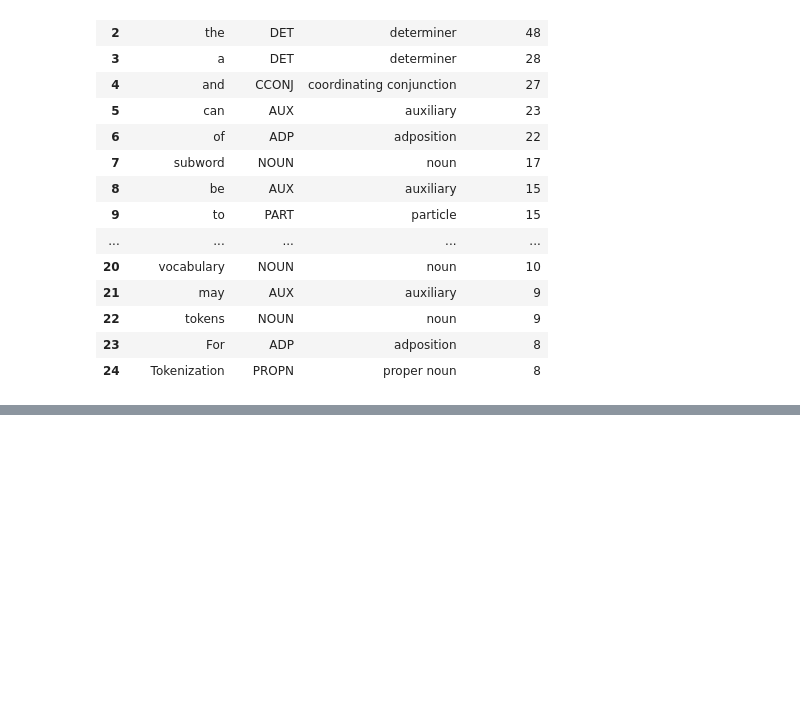
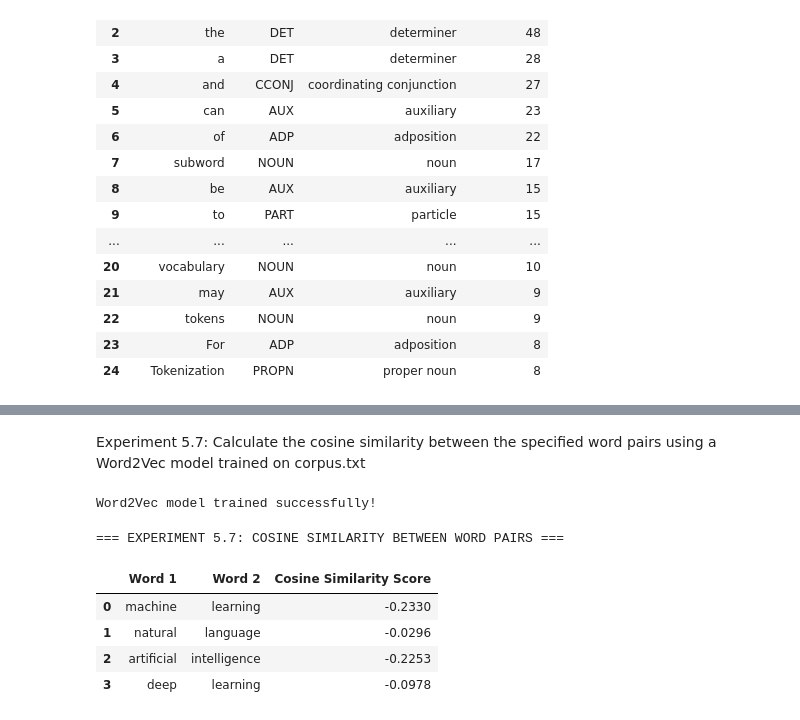
Before and after one commit to Sahil-Tamrakar/Computational-Linguistic-Natural-Language-Processing-LAB, a Jupyter notebook: Lab_5.ipynb, the cells around one changed output, grey strips where cells are left out. Cells and saved outputs as stored; diff of their text form; code cells hidden in the pictures; blank space fills up the shorter version.

```diff
--- a/Lab_5.ipynb
+++ b/Lab_5.ipynb
@@ -393,0 +547,69 @@ print("File 'corpus.txt' created successfully!")
+# %% [markdown]
+Experiment 5.7: Calculate the cosine similarity between the specified word pairs using a Word2Vec model trained on corpus.txt
+# %%
+import re
+import pandas as pd
+from gensim.models import Word2Vec
+
+# 1. Load corpus.txt from previous experiments
+with open("corpus.txt", "r", encoding="utf-8") as f:
+    raw_lines = f.readlines()
+
+# 2. Tokenize and preprocess text
+tokenized_sentences = [
+    re.sub(r'[^\w\s]', '', line.strip().lower()).split()
+    for line in raw_lines if line.strip()
+]
+
+# 3. Train Word2Vec model
+model = Word2Vec(
+    sentences=tokenized_sentences,
+    vector_size=50,
+    window=3,
+    min_count=1,
+    sg=1,  # Skip-gram
+    seed=42
+)
+
+print("Word2Vec model trained successfully!\n")
+# %% [output]
+Word2Vec model trained successfully!
+# %%
+# List of word pairs to compare
+word_pairs = [
+    ("machine", "learning"),
+    ("natural", "language"),
+    ("artificial", "intelligence"),  # Added to complete pair #3
+    ("deep", "learning")
+]
+
+results = []
+
+for w1, w2 in word_pairs:
+    if w1 in model.wv and w2 in model.wv:
+        # Calculate Cosine Similarity using Gensim's built-in function
+        similarity_score = model.wv.similarity(w1, w2)
+        results.append({
+            'Word 1': w1,
+            'Word 2': w2,
+            'Cosine Similarity Score': round(similarity_score, 4)
+        })
+    else:
+        results.append({
+            'Word 1': w1,
+            'Word 2': w2,
+            'Cosine Similarity Score': 'Word Not Found'
+        })
+
+# Format output into DataFrame
+df_similarity = pd.DataFrame(results)
+
+print("=== EXPERIMENT 5.7: COSINE SIMILARITY BETWEEN WORD PAIRS ===")
+display(df_similarity)
+# %% [output]
+=== EXPERIMENT 5.7: COSINE SIMILARITY BETWEEN WORD PAIRS ===
+|  | Word 1 | Word 2 | Cosine Similarity Score |
+| 0 | machine | learning | -0.2330 |
+| 1 | natural | language | -0.0296 |
+| 2 | artificial | intelligence | -0.2253 |
+| 3 | deep | learning | -0.0978 |
```
Also changed, not shown: parts of 7 cells of this notebook.
